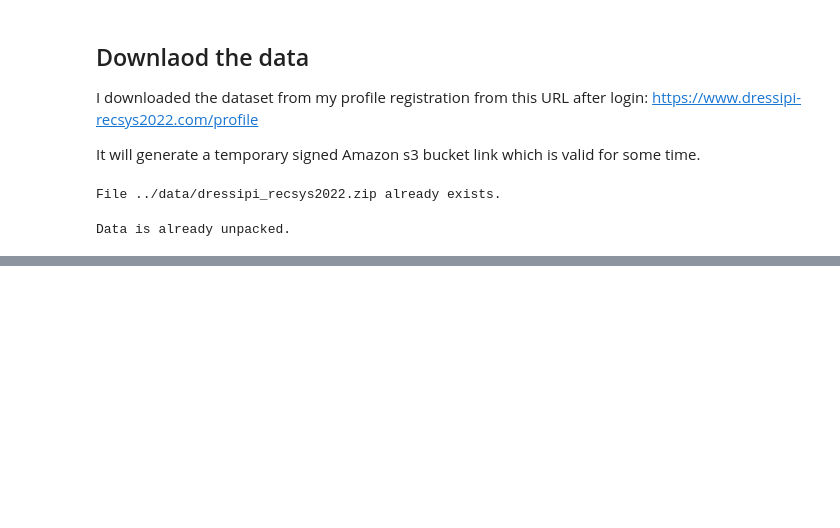
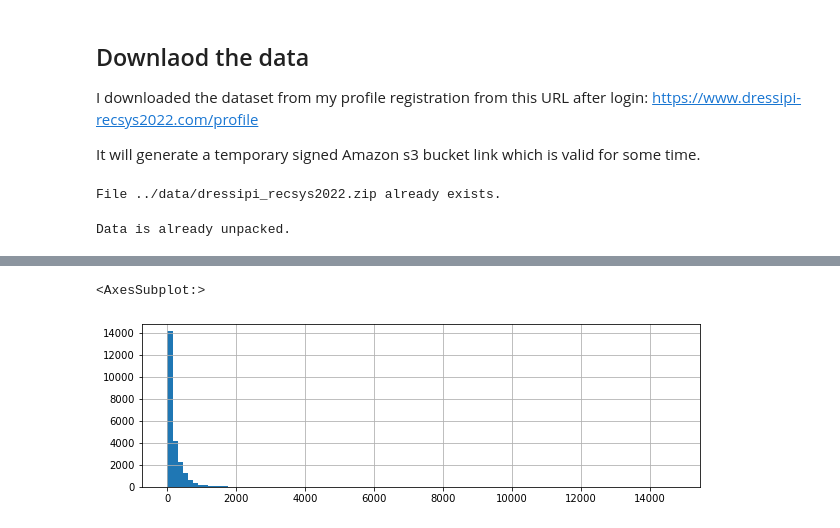
Before and after one commit to borkox/uni-sofia-recsys-dressipi, a Jupyter notebook: notebooks/EDA.ipynb, the cells around one changed output, grey strips where cells are left out. Cells and saved outputs as stored; diff of their text form; code cells hidden in the pictures; blank space fills up the shorter version.

```diff
--- a/notebooks/EDA.ipynb
+++ b/notebooks/EDA.ipynb
@@ -141,0 +201,5 @@ candidate_items_df.info() : None
+# %%
+train_sessions_df['item_id'].value_counts().hist(bins=100, figsize=(10,3))
+# %% [output]
+<AxesSubplot:>
+[figure, added]
```
Also changed, not shown: parts of 16 cells of this notebook.
